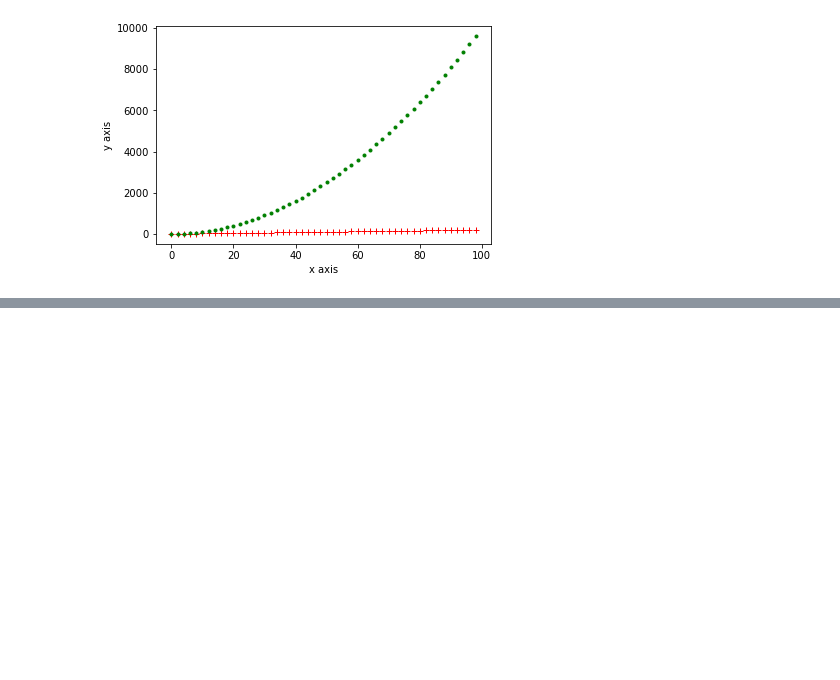
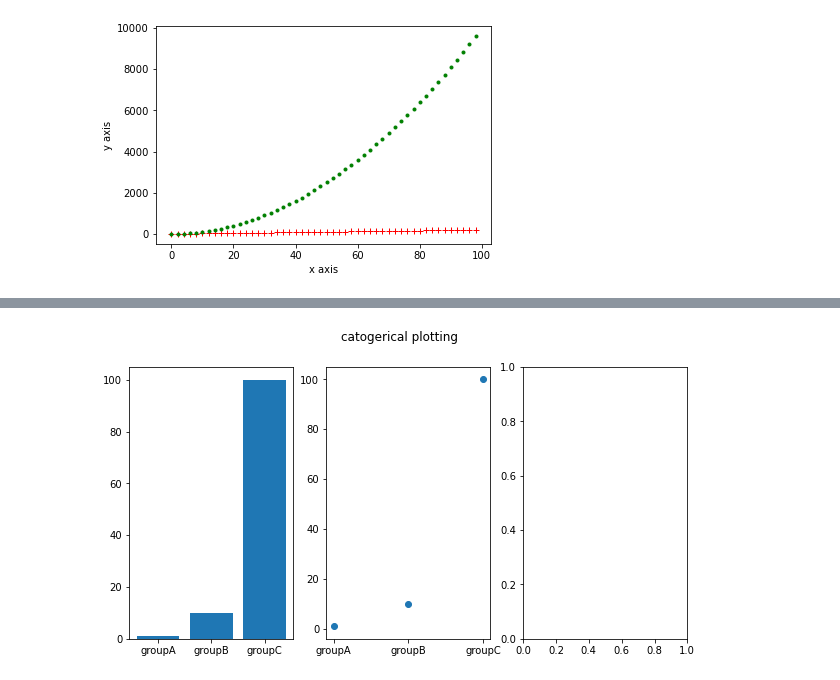
Before and after one commit to Hashininirasha/Python-Modules, a Jupyter notebook: Matplotlib.ipynb, the cells around one changed output, grey strips where cells are left out. Saved outputs shown, nothing was run; the diff lists cells and outputs as text; code cells hidden in the pictures; blank space fills up the shorter version.

```diff
--- a/Matplotlib.ipynb
+++ b/Matplotlib.ipynb
@@ -46,0 +61,14 @@ plt.show()
+# %%
+names=['groupA','groupB','groupC']
+values=[1,10,100]
+plt.figure(figsize=(10,5))
+#Matplotlib Figsize is a method used to change the dimension of your matplotlib window. Currently, the window is generated of 6.4×4.8 inches by default. Using this module, you can change it at any size.
+plt.subplot(131)
+plt.bar(names,values)
+plt.subplot(132)
+plt.scatter(names,values)
+plt.subplot(133)
+plt.suptitle('catogerical plotting')
+plt.show()
+# %% [output]
+[figure, added]
```
Also changed, not shown: parts of 6 cells of this notebook, 2 other files.
